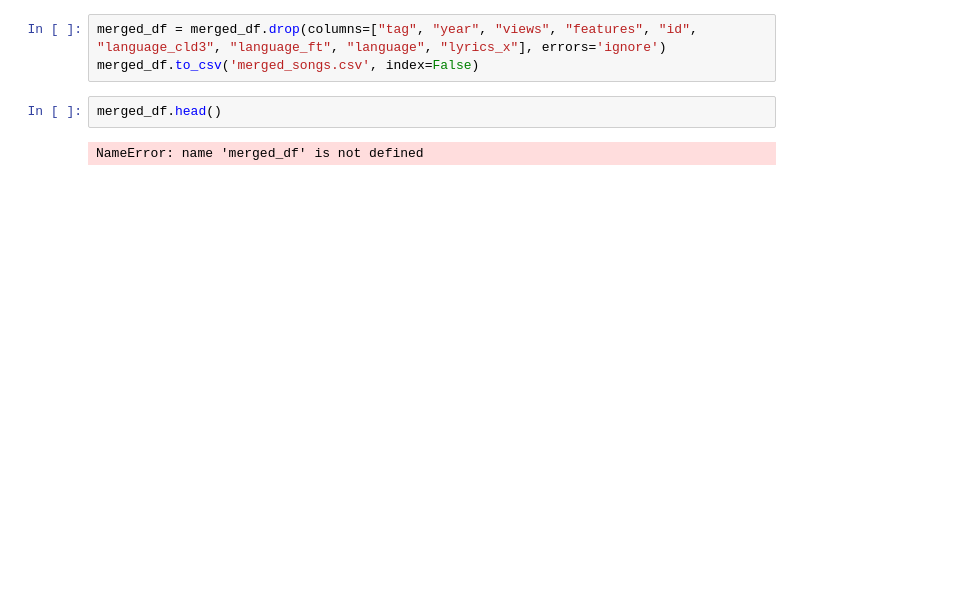
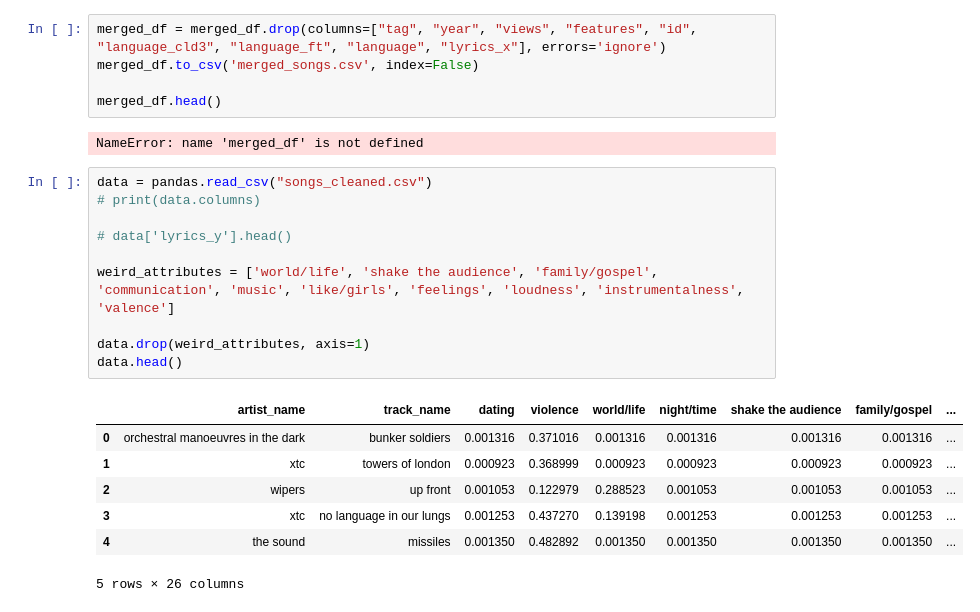
Before and after one commit to colvinio/4stooges_project, a Jupyter notebook: datasetCreation.ipynb, the cells around one changed output. Cells and saved outputs as stored; diff of their text form; blank space fills up the shorter version.

Commit message:
figured out how we need to reparse the data in a different way. pushing so i can go talk to adam about it in office hours

```diff
--- a/datasetCreation.ipynb
+++ b/datasetCreation.ipynb
@@ -30,7 +30,25 @@ NameError: name 'pd' is not defined
 # %%
 merged_df = merged_df.drop(columns=["tag", "year", "views", "features", "id", "language_cld3", "language_ft", "language", "lyrics_x"], errors='ignore')
 merged_df.to_csv('merged_songs.csv', index=False)
+
+merged_df.head()
+# %% [output]
+NameError: name 'merged_df' is not defined
 # %%
-merged_df.head()
+data = pandas.read_csv("songs_cleaned.csv")
+# print(data.columns)
+
+# data['lyrics_y'].head()
+
+weird_attributes = ['world/life', 'shake the audience', 'family/gospel', 'communication', 'music', 'like/girls', 'feelings', 'loudness', 'instrumentalness', 'valence']
+
+data.drop(weird_attributes, axis=1)
+data.head()
 # %% [output]
+|  | artist_name | track_name | dating | violence | world/life | night/time | shake the audience | family/gospel | ... |
+| 0 | orchestral manoeuvres in the dark | bunker soldiers | 0.001316 | 0.371016 | 0.001316 | 0.001316 | 0.001316 | 0.001316 | ... |
+| 1 | xtc | towers of london | 0.000923 | 0.368999 | 0.000923 | 0.000923 | 0.000923 | 0.000923 | ... |
+| 2 | wipers | up front | 0.001053 | 0.122979 | 0.288523 | 0.001053 | 0.001053 | 0.001053 | ... |
+| 3 | xtc | no language in our lungs | 0.001253 | 0.437270 | 0.139198 | 0.001253 | 0.001253 | 0.001253 | ... |
+| 4 | the sound | missiles | 0.001350 | 0.482892 | 0.001350 | 0.001350 | 0.001350 | 0.001350 | ... |
-NameError: name 'merged_df' is not defined
+5 rows × 26 columns
```
Also changed, not shown: parts of 1 cell of this notebook, 2 other files.
